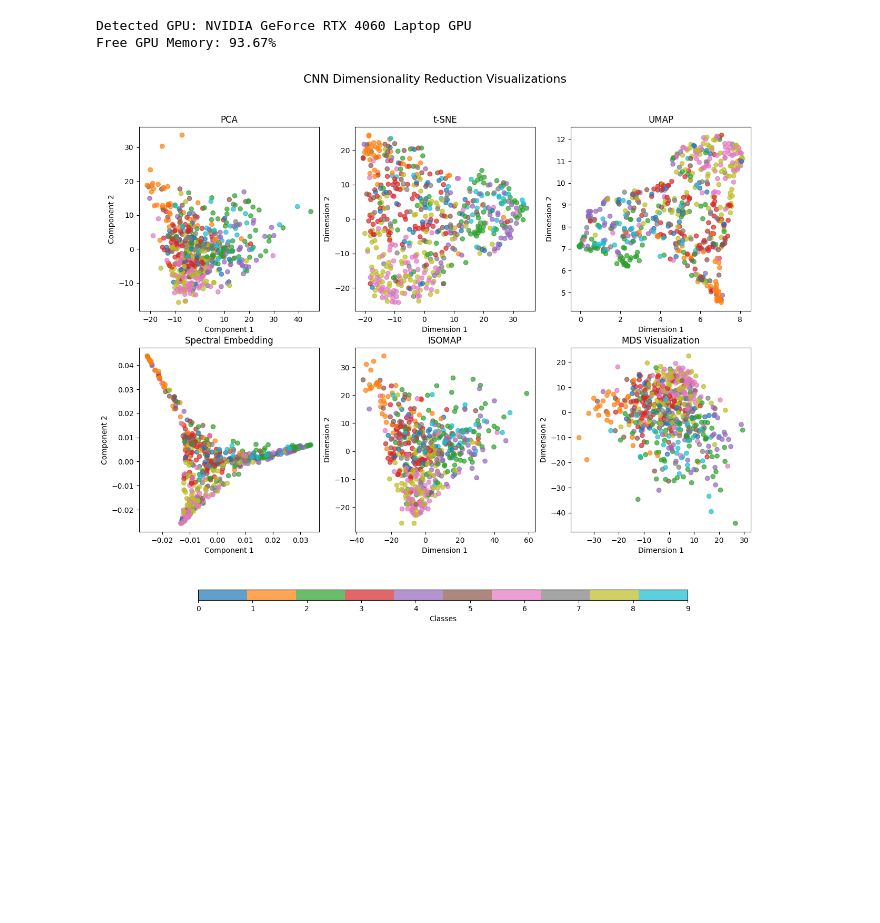
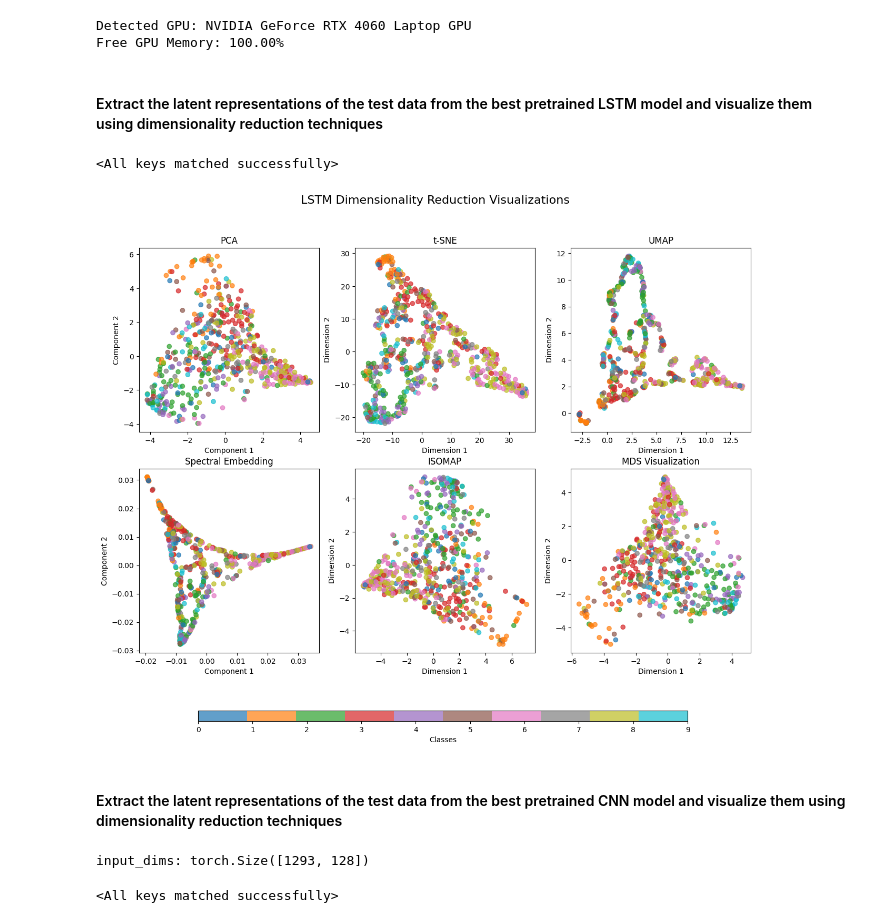
Before and after one commit to xaniadakis/BeatPatrol, a Jupyter notebook: step_11.ipynb, the cells around one changed output. Drawn from its saved outputs; the diff is of its cells as text; code cells hidden in the pictures; blank space fills up the shorter version.

```diff
--- a/step_11.ipynb
+++ b/step_11.ipynb
@@ -21,11 +1,16 @@ Successfully installed giotto-ph-0.2.4 giotto-tda-0.6.2 igraph-0.11.8 ipywidgets
 # %%
 from utils import CNNBackbone, ASTBackbone, get_device, SpectrogramDataset, CLASS_MAPPING, torch_train_val_split, \
-    Classifier, train, set_seed, plot_train_val_losses, test_model, get_classification_report, \
-    free_gpu_memory
+    Classifier, free_gpu_memory, LSTMBackbone
 import torch
-import torch.optim as optim
+import umap.umap_ as umap
+from sklearn.decomposition import PCA
+from sklearn.manifold import TSNE, Isomap, SpectralEmbedding
+import matplotlib.pyplot as plt
+from sklearn.manifold import MDS
 import numpy as np
 import os
+
+%matplotlib inline
 
 # DATA_PATH = "/home/alex/Downloads/archive(1)/data/"
 DATA_PATH = os.path.join(os.getcwd(), "data/")
@@ -41,11 +26,12 @@ EPOCHS = 100
 LR = 1e-4
 BATCH_SIZE = 8
 RANDOM_SEED = 42
-RNN_HIDDEN_SIZE = 64
+RNN_HIDDEN_SIZE = 256
 NUM_CATEGORIES = 10
 cnn_in_channels = 1
 cnn_filters = [32, 64, 128, 256]
 cnn_out_feature_size = 256
+NUM_LAYERS = 8
 
 if torch.cuda.is_available():
     print(f"Detected GPU: {torch.cuda.get_device_name(0)}")
@@ -55,5 +41,5 @@ else:
 DEVICE = get_device()
 # %% [output]
 Detected GPU: NVIDIA GeForce RTX 4060 Laptop GPU
-Free GPU Memory: 93.67%
+Free GPU Memory: 100.00%
 # %%
@@ -155,14 +134,36 @@ mel_specs_train_dl, mel_specs_val_dl = torch_train_val_split(dataset=mel_specs_t
 x_b1, _, _ = next(iter(mel_specs_train_dl))
 input_shape = x_b1[0].shape
-# %%
-backbone = CNNBackbone(input_dims=input_shape, in_channels=cnn_in_channels, filters=cnn_filters, feature_size=cnn_out_feature_size)
-
-model = Classifier(NUM_CATEGORIES, backbone).to(DEVICE)
-model.load_state_dict(torch.load(model_weights_path+"cnn_genre_mel.pth", weights_only=True))  # Load state_dict
-
-# Extract latent representations
-latent_vectors, labels = extract_latent_representations(model, mel_specs_test_dl, DEVICE, False)
-
-plot_latent_representation("CNN", latent_vectors, labels)
-# %% [output]
-[figure, removed]
+# %% [markdown]
+#### Extract the latent representations of the test data from the best pretrained LSTM model and visualize them using dimensionality reduction techniques
+# %%
+backbone = LSTMBackbone(mel_specs_test_data.feat_dim, rnn_size=RNN_HIDDEN_SIZE, num_layers=NUM_LAYERS, bidirectional=True)
+lstm = Classifier(NUM_CATEGORIES, backbone).to(DEVICE)
+lstm.load_state_dict(torch.load(model_weights_path+"lstm_genre_mel.pth", weights_only=True))  # Load state_dict
+# %% [output]
+<All keys matched successfully>
+# %%
+lstm_latent_vectors, labels = extract_latent_representations(lstm, mel_specs_test_dl, DEVICE, False)
+
+plot_latent_representation("LSTM", lstm_latent_vectors, labels)
+# %% [output]
+[figure, added]
+# %% [markdown]
+#### Extract the latent representations of the test data from the best pretrained CNN model and visualize them using dimensionality reduction techniques
+# %%
+
+# train / val
+mel_specs_data = SpectrogramDataset(DATA_PATH + "fma_genre_spectrograms/", class_mapping=CLASS_MAPPING, train=True)
+mel_specs_train_dl, mel_specs_val_dl = torch_train_val_split(dataset=mel_specs_data, batch_eval=32, batch_train=32, val_size=.2, shuffle=True)
+# test
+x_b1, _, _ = next(iter(mel_specs_train_dl))
+input_shape = x_b1[0].shape
+print("input_dims:", input_shape)
+# %% [output]
+input_dims: torch.Size([1293, 128])
+# %%
+backbone = CNNBackbone(input_dims=input_shape, in_channels=cnn_in_channels, filters=cnn_filters, feature_size=cnn_out_feature_size)
+
+cnn = Classifier(NUM_CATEGORIES, backbone).to(DEVICE)
+cnn.load_state_dict(torch.load(model_weights_path+"cnn_genre_mel.pth", weights_only=True))  # Load state_dict
+# %% [output]
+<All keys matched successfully>
```
Also changed, not shown: parts of 12 cells of this notebook.
